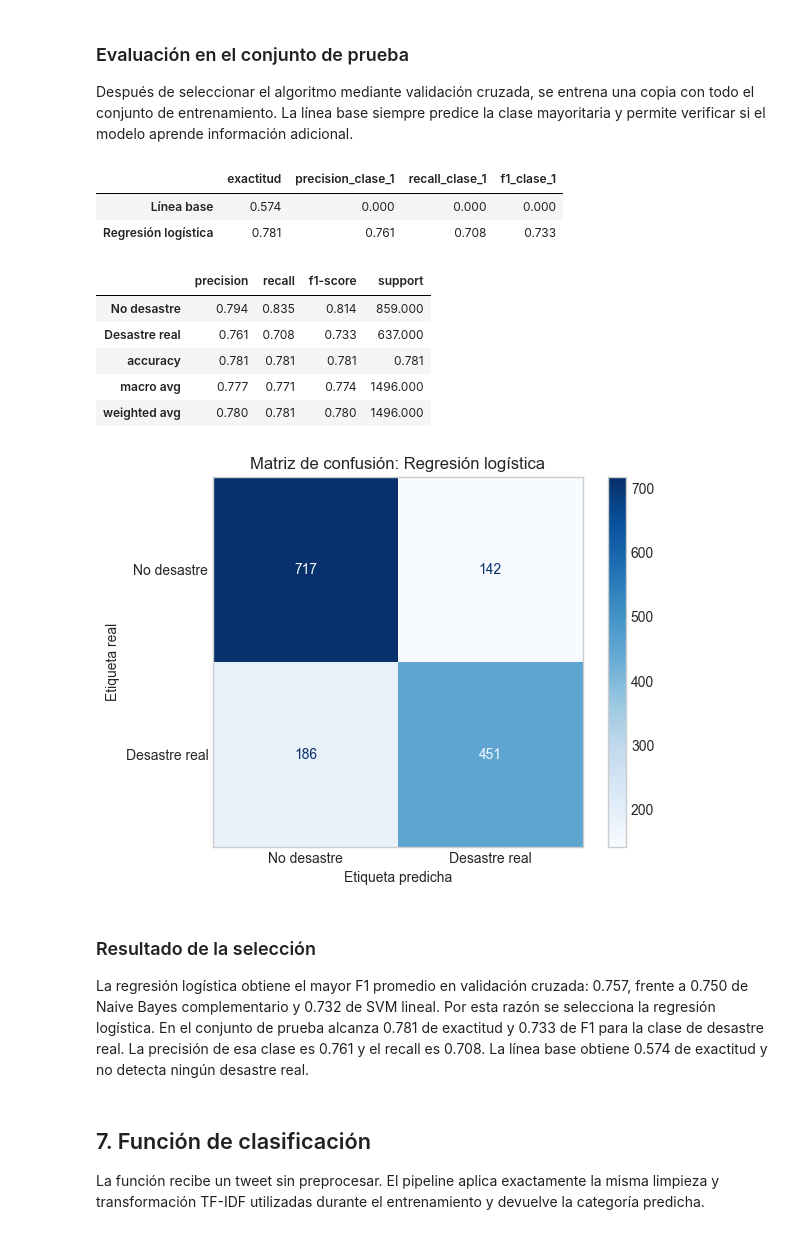
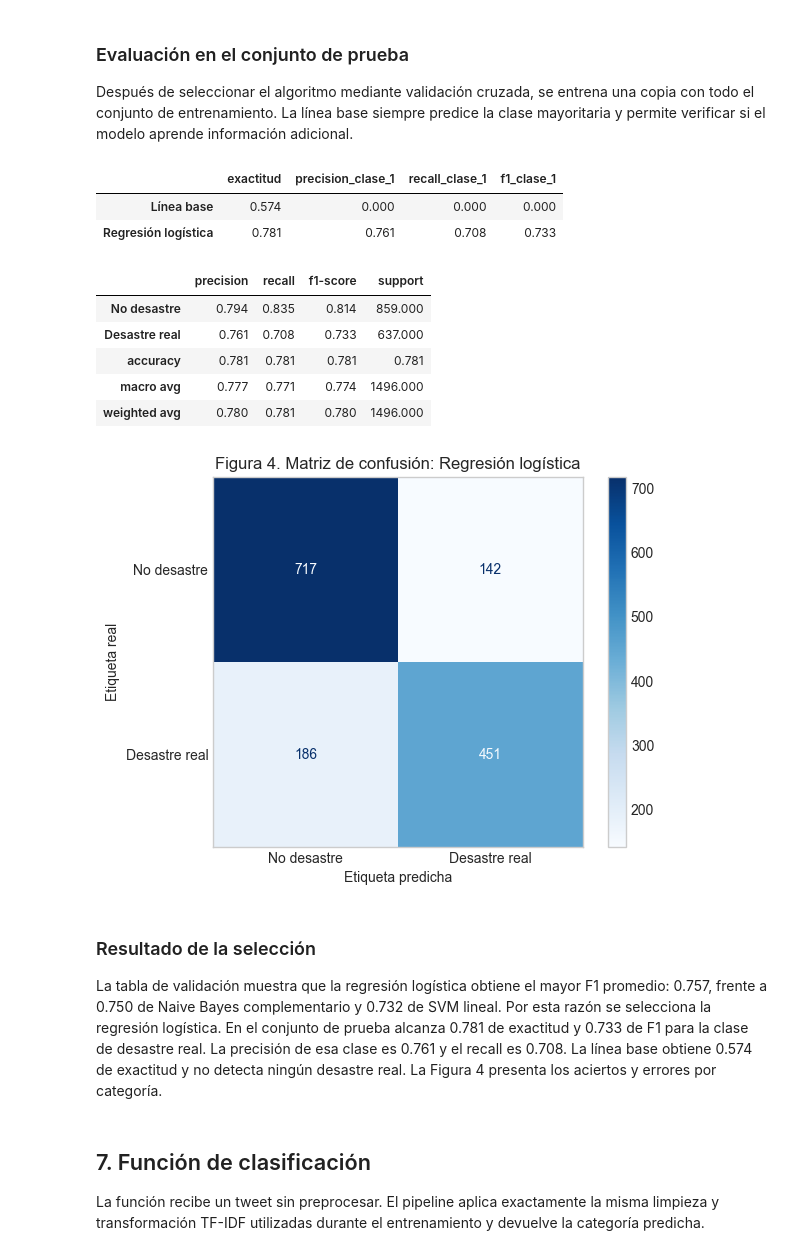
Before and after one commit to Ninaswiftie09/Data_Science, a Jupyter notebook: notebooks/laboratorio_5.ipynb, the cells around one changed output. Saved outputs shown, nothing was run; the diff lists cells and outputs as text; code cells hidden in the pictures.

```diff
--- a/notebooks/laboratorio_5.ipynb
+++ b/notebooks/laboratorio_5.ipynb
@@ -109,7 +109,7 @@ fig, ax = plt.subplots(1, 2, figsize=(12, 4))
 colores = ["#4C78A8", "#E45756"]
 conteos = datos["target"].value_counts().sort_index()
 ax[0].bar(["No desastre (0)", "Desastre real (1)"], conteos.values, color=colores)
-ax[0].set_title("Distribución de la variable objetivo")
+ax[0].set_title("Figura 1a. Distribución de la variable objetivo")
 ax[0].set_ylabel("Cantidad de tweets")
 for indice, valor in enumerate(conteos.values):
     ax[0].text(indice, valor + 50, f"{valor:,}", ha="center")
@@ -117,7 +117,7 @@ for indice, valor in enumerate(conteos.values):
 longitud_palabras = datos["text"].str.split().str.len()
 for target, color, etiqueta in [(0, colores[0], "No desastre"), (1, colores[1], "Desastre real")]:
     ax[1].hist(longitud_palabras[datos["target"] == target], bins=30, alpha=0.55, color=color, label=etiqueta)
-ax[1].set_title("Longitud de los tweets originales")
+ax[1].set_title("Figura 1b. Longitud de los tweets originales")
 ax[1].set_xlabel("Cantidad de palabras")
 ax[1].set_ylabel("Cantidad de tweets")
 ax[1].legend()
@@ -255,8 +255,8 @@ Las nubes muestran las palabras más frecuentes de cada clase. El tamaño repres
 fig, ax = plt.subplots(1, 2, figsize=(15, 6))
 
 for eje, target, titulo, mapa_color in [
-    (ax[0], 0, "No desastre", "Blues"),
-    (ax[1], 1, "Desastre real", "Reds"),
+    (ax[0], 0, "Figura 2a. No desastre", "Blues"),
+    (ax[1], 1, "Figura 2b. Desastre real", "Reds"),
 ]:
     corpus = " ".join(datos_analisis.loc[datos_analisis["target"] == target, "texto_limpio"])
     nube = WordCloud(
@@ -349,6 +351,7 @@ BIGRAMAS
 | 14 | does not | 17 | 0.0006 | families affected | 25 | 0.0010 |
 # %%
 fig, ax = plt.subplots(2, 2, figsize=(15, 11))
+etiquetas_figura = [["3a", "3b"], ["3c", "3d"]]
 
 for fila, nombre in enumerate(["unigramas", "bigramas"]):
     for columna, (clase, titulo, color) in enumerate([
@@ -357,7 +360,7 @@ for fila, nombre in enumerate(["unigramas", "bigramas"]):
     ]):
         tabla = tablas_ngramas[(nombre, clase)].sort_values("frecuencia")
         ax[fila, columna].barh(tabla["ngrama"], tabla["frecuencia"], color=color)
-        ax[fila, columna].set_title(f"{nombre.capitalize()}: {titulo}")
+        ax[fila, columna].set_title(f"Figura {etiquetas_figura[fila][columna]}. {nombre.capitalize()}: {titulo}")
         ax[fila, columna].set_xlabel("Frecuencia")
 
 plt.tight_layout()
@@ -515,39 +518,39 @@ reporte_clases = pd.DataFrame(
         prediccion_mejor_modelo,
         target_names=["No desastre", "Desastre real"],
         output_dict=True,
         zero_division=0,
     )
 ).T
 
 display(metricas_prueba.style.format("{:.3f}"))
 display(reporte_clases.style.format("{:.3f}"))
 
 ConfusionMatrixDisplay.from_predictions(
     y_prueba,
     prediccion_mejor_modelo,
     display_labels=["No desastre", "Desastre real"],
     cmap="Blues",
 )
-plt.title(f"Matriz de confusión: {nombre_mejor_modelo}")
+plt.title(f"Figura 4. Matriz de confusión: {nombre_mejor_modelo}")
 plt.xlabel("Etiqueta predicha")
 plt.ylabel("Etiqueta real")
 plt.grid(False)
 plt.show()
 # %% [output]
 |  | exactitud | precision_clase_1 | recall_clase_1 | f1_clase_1 |
 | Línea base | 0.574 | 0.000 | 0.000 | 0.000 |
 | Regresión logística | 0.781 | 0.761 | 0.708 | 0.733 |
 |  | precision | recall | f1-score | support |
 | No desastre | 0.794 | 0.835 | 0.814 | 859.000 |
 | Desastre real | 0.761 | 0.708 | 0.733 | 637.000 |
 | accuracy | 0.781 | 0.781 | 0.781 | 0.781 |
 | macro avg | 0.777 | 0.771 | 0.774 | 1496.000 |
 | weighted avg | 0.780 | 0.781 | 0.780 | 1496.000 |
-[figure, old version]
+[figure, new version]
 # %% [markdown]
 ### Resultado de la selección
 
-La regresión logística obtiene el mayor F1 promedio en validación cruzada: 0.757, frente a 0.750 de Naive Bayes complementario y 0.732 de SVM lineal. Por esta razón se selecciona la regresión logística. En el conjunto de prueba alcanza 0.781 de exactitud y 0.733 de F1 para la clase de desastre real. La precisión de esa clase es 0.761 y el recall es 0.708. La línea base obtiene 0.574 de exactitud y no detecta ningún desastre real.
+La tabla de validación muestra que la regresión logística obtiene el mayor F1 promedio: 0.757, frente a 0.750 de Naive Bayes complementario y 0.732 de SVM lineal. Por esta razón se selecciona la regresión logística. En el conjunto de prueba alcanza 0.781 de exactitud y 0.733 de F1 para la clase de desastre real. La precisión de esa clase es 0.761 y el recall es 0.708. La línea base obtiene 0.574 de exactitud y no detecta ningún desastre real. La Figura 4 presenta los aciertos y errores por categoría.
 # %% [markdown]
 ## 7. Función de clasificación
 
```
Also changed, not shown: parts of 11 cells of this notebook, 1 other file.
